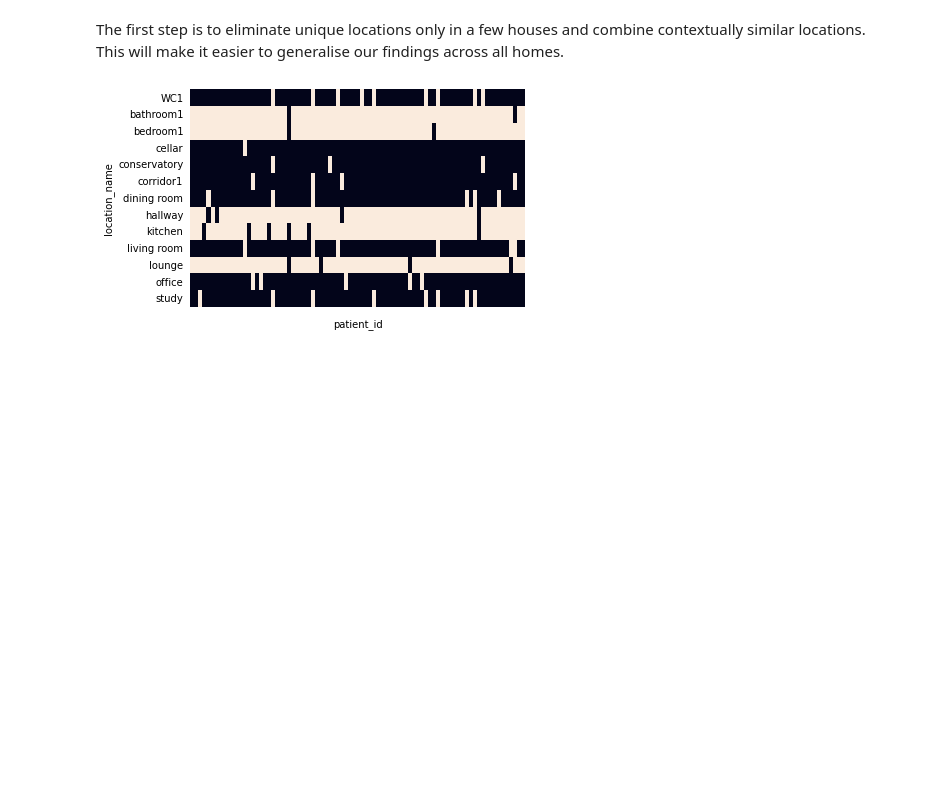
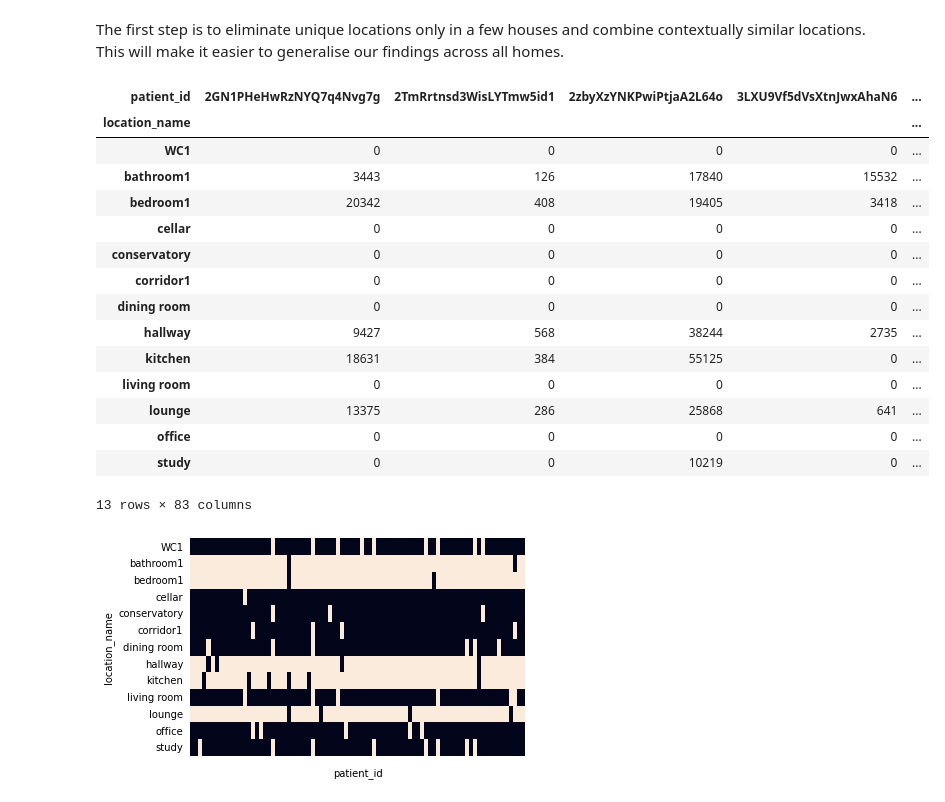
Before and after one commit to esoreq/dcarte, a Jupyter notebook: tutorial/4.derived.ipynb, the cells around one changed output. Cells and saved outputs as stored; diff of their text form; code cells hidden in the pictures; blank space fills up the shorter version.

```diff
--- a/tutorial/4.derived.ipynb
+++ b/tutorial/4.derived.ipynb
@@ -47,5 +47,25 @@ activity.location_name.value_counts().plot.barh()
 [figure]
 # %% [markdown]
 The first step is to eliminate unique locations only in a few houses and combine contextually similar locations. This will make it easier to generalise our findings across all homes.
+# %%
+location_by_pid =  pd.crosstab(activity.location_name,activity.patient_id)
+location_by_pid
+# %% [output]
+| patient_id | 2GN1PHeHwRzNYQ7q4Nvg7g | 2TmRrtnsd3WisLYTmw5id1 | 2zbyXzYNKPwiPtjaA2L64o | 3LXU9Vf5dVsXtnJwxAhaN6 | ... |
+| location_name |  |  |  |  | ... |
+| WC1 | 0 | 0 | 0 | 0 | ... |
+| bathroom1 | 3443 | 126 | 17840 | 15532 | ... |
+| bedroom1 | 20342 | 408 | 19405 | 3418 | ... |
+| cellar | 0 | 0 | 0 | 0 | ... |
+| conservatory | 0 | 0 | 0 | 0 | ... |
+| corridor1 | 0 | 0 | 0 | 0 | ... |
+| dining room | 0 | 0 | 0 | 0 | ... |
+| hallway | 9427 | 568 | 38244 | 2735 | ... |
+| kitchen | 18631 | 384 | 55125 | 0 | ... |
+| living room | 0 | 0 | 0 | 0 | ... |
+| lounge | 13375 | 286 | 25868 | 641 | ... |
+| office | 0 | 0 | 0 | 0 | ... |
+| study | 0 | 0 | 10219 | 0 | ... |
+13 rows × 83 columns
 # %%
 
```
Also changed, not shown: parts of 1 cell of this notebook, 13 other files.
